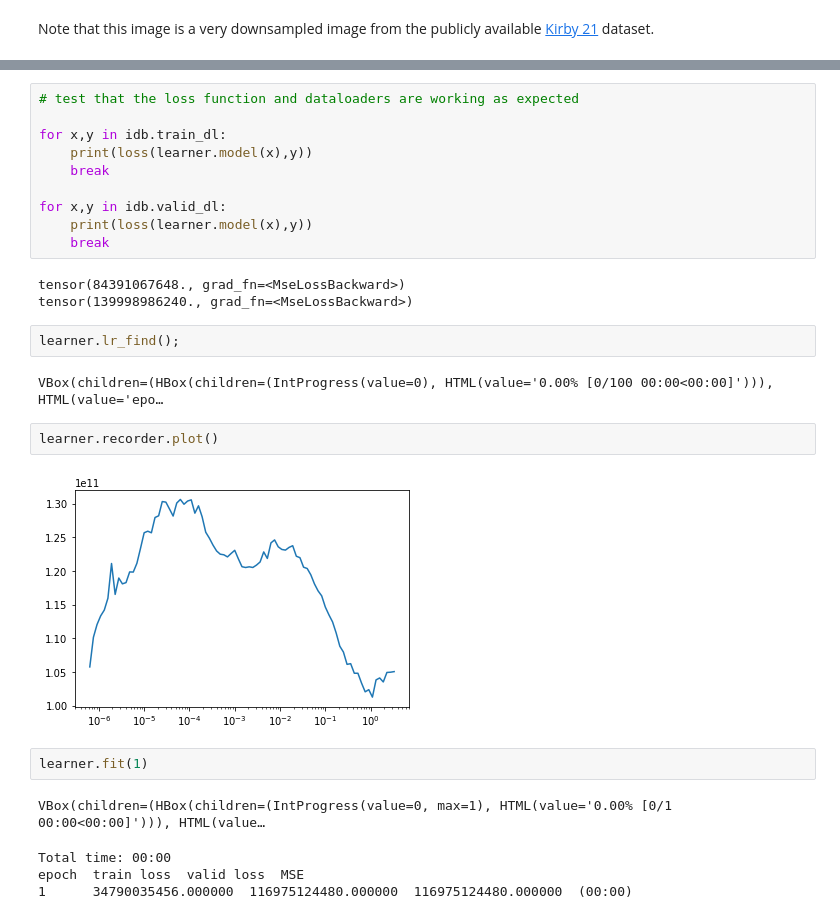
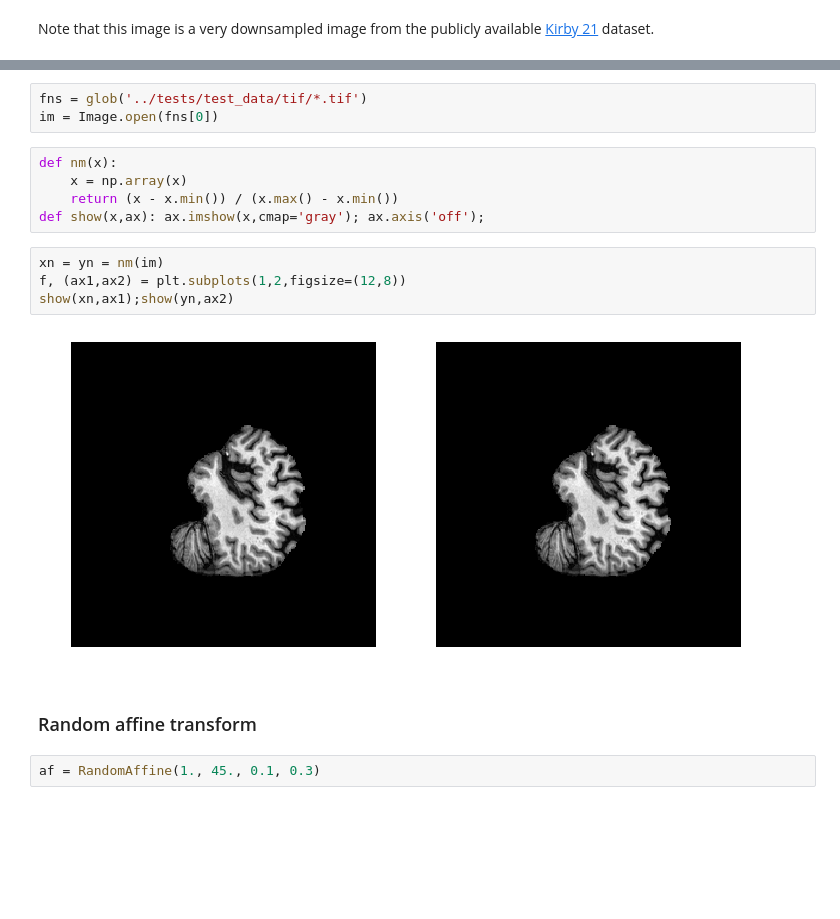
Before and after one commit to jcreinhold/niftidataset, a Jupyter notebook: tutorials/5min-tutorial.ipynb, the cells around one changed output, grey strips where cells are left out. Saved outputs shown, nothing was run; the diff lists cells and outputs as text; blank space fills up the shorter version.

```diff
--- a/tutorials/5min-tutorial.ipynb
+++ b/tutorials/5min-tutorial.ipynb
@@ -107,28 +61,18 @@ faiv.num_features(learner.model)
-# %%
-# test that the loss function and dataloaders are working as expected
-
-for x,y in idb.train_dl:
-    print(loss(learner.model(x),y))
-    break
-
-for x,y in idb.valid_dl:
-    print(loss(learner.model(x),y))
-    break
-# %% [output]
-tensor(84391067648., grad_fn=<MseLossBackward>)
-tensor(139998986240., grad_fn=<MseLossBackward>)
-# %%
-learner.lr_find();
-# %% [output]
-VBox(children=(HBox(children=(IntProgress(value=0), HTML(value='0.00% [0/100 00:00<00:00]'))), HTML(value='epo…
-# %%
-learner.recorder.plot()
-# %% [output]
-[figure, removed]
-# %%
-learner.fit(1)
-# %% [output]
-VBox(children=(HBox(children=(IntProgress(value=0, max=1), HTML(value='0.00% [0/1 00:00<00:00]'))), HTML(value…
-Total time: 00:00
-epoch  train loss  valid loss  MSE
-1      34790035456.000000  116975124480.000000  116975124480.000000  (00:00)
+# %%
+fns = glob('../tests/test_data/tif/*.tif')
+im = Image.open(fns[0])
+# %%
+def nm(x):
+    x = np.array(x)
+    return (x - x.min()) / (x.max() - x.min())
+def show(x,ax): ax.imshow(x,cmap='gray'); ax.axis('off');
+# %%
+xn = yn = nm(im)
+f, (ax1,ax2) = plt.subplots(1,2,figsize=(12,8))
+show(xn,ax1);show(yn,ax2)
+# %% [output]
+[figure, added]
+# %% [markdown]
+### Random affine transform
+# %%
+af = RandomAffine(1., 45., 0.1, 0.3)
```
Also changed, not shown: parts of 30 cells of this notebook.
